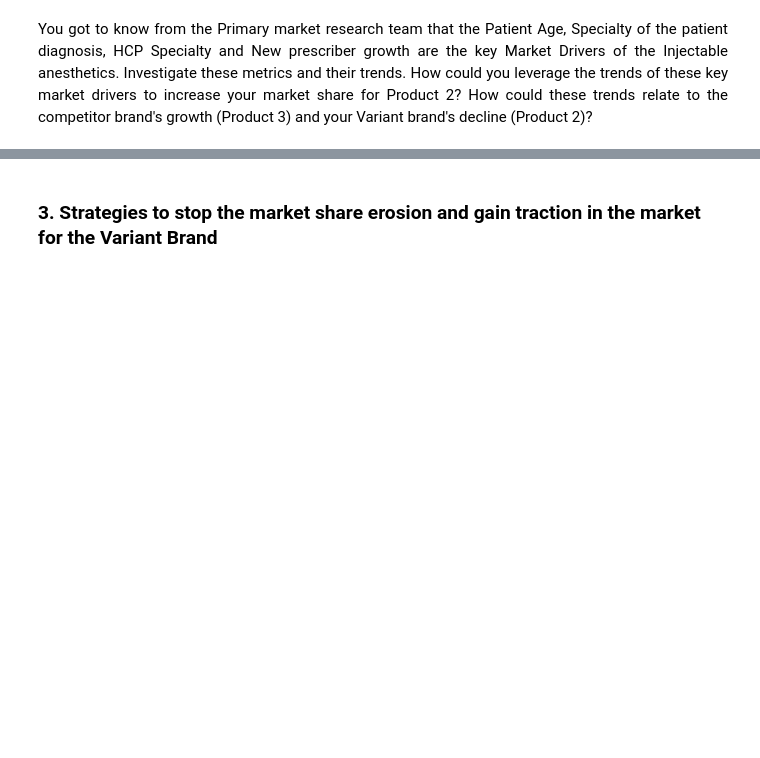
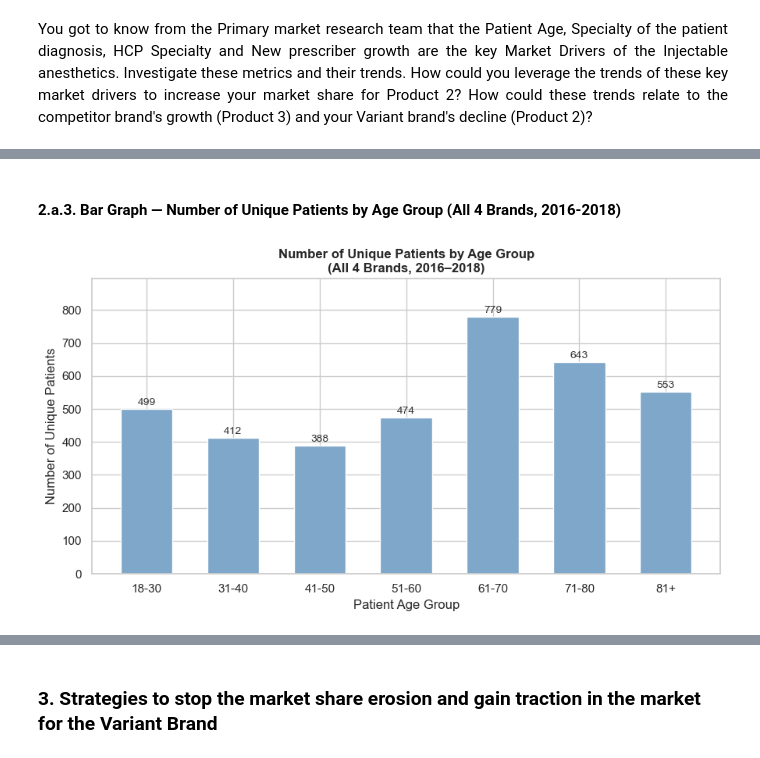
Before and after one commit to aakarsh31/BIA810-Healthcare_Anesthesia-Market-Analysis, a Jupyter notebook: BIA810_final.ipynb, the cells around one changed output, grey strips where cells are left out. Saved outputs shown, nothing was run; the diff lists cells and outputs as text; code cells hidden in the pictures; blank space fills up the shorter version.

```diff
--- a/BIA810_final.ipynb
+++ b/BIA810_final.ipynb
@@ -1434,0 +1572,53 @@ You got to know from the Primary market research team that the Patient Age, Spec
+# %% [markdown]
+#### 2.a.3. Bar Graph — Number of Unique Patients by Age Group (All 4 Brands, 2016-2018)
+# %%
+age_bins   = [17, 30, 40, 50, 60, 70, 80, 200]
+age_labels = ['18-30', '31-40', '41-50', '51-60', '61-70', '71-80', '81+']
+
+df_mkt['Age_Group'] = pd.cut(
+    df_mkt['Patient_Age'],
+    bins=age_bins,
+    labels=age_labels,
+    right=True
+)
+
+patient_age = (
+    df_mkt
+    .drop_duplicates(subset='Patient_ID')
+    .groupby('Age_Group', observed=True)['Patient_ID']
+    .count()
+    .reset_index()
+    .rename(columns={'Patient_ID': 'Patient_Count'})
+)
+
+sns.set_theme(style='whitegrid')
+fig, ax = plt.subplots(figsize=(9, 5))
+
+bars = ax.bar(
+    patient_age['Age_Group'].astype(str),
+    patient_age['Patient_Count'],
+    color='#7FA7C9',
+    edgecolor='white',
+    width=0.6,
+)
+
+for bar in bars:
+    height = bar.get_height()
+    ax.text(
+        bar.get_x() + bar.get_width() / 2, height + 5,
+        f'{int(height)}',
+        ha='center', va='bottom', fontsize=10, color='#333333'
+    )
+
+ax.set_title(
+    'Number of Unique Patients by Age Group\n(All 4 Brands, 2016–2018)',
+    fontweight='bold', fontsize=12
+)
+ax.set_xlabel('Patient Age Group')
+ax.set_ylabel('Number of Unique Patients')
+ax.set_ylim(0, patient_age['Patient_Count'].max() * 1.15)
+
+plt.tight_layout()
+plt.show()
+# %% [output]
+[figure, added]
```
Also changed, not shown: parts of 12 cells of this notebook.
